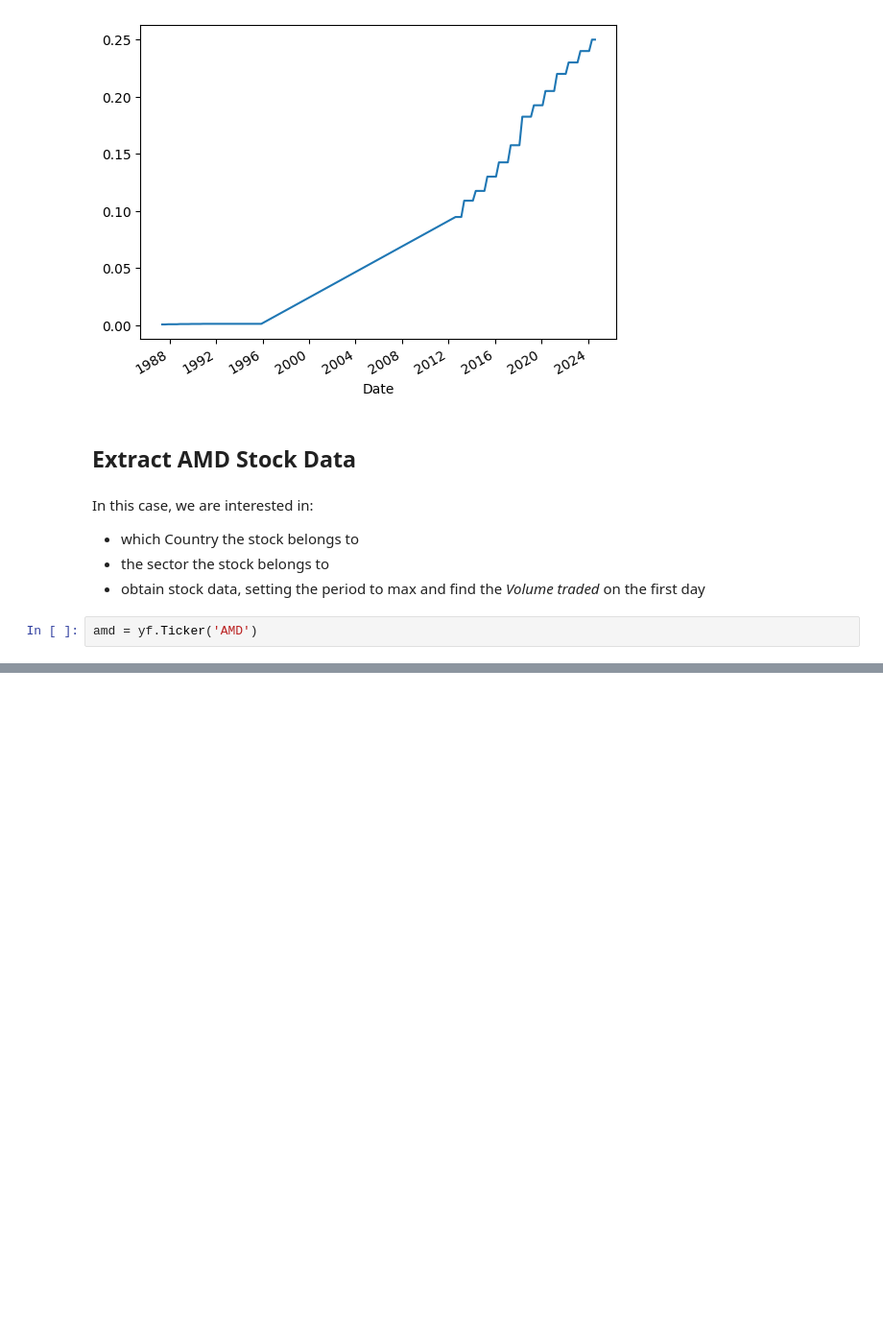
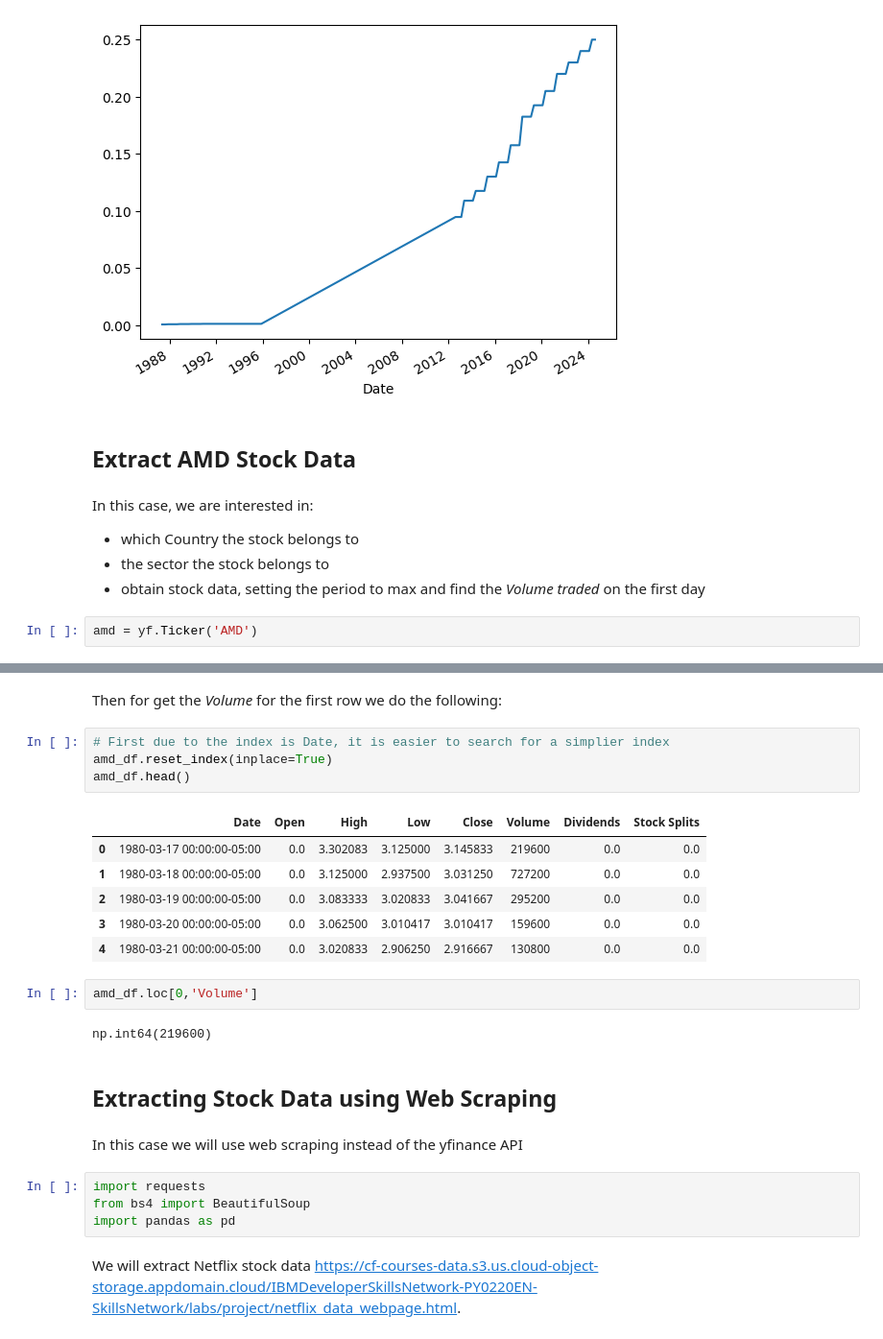
Before and after one commit to victor-luna-data/CourseIBM, a Jupyter notebook: stock.ipynb, the cells around one changed output, grey strips where cells are left out. Shown at 96% size. Cells and saved outputs as stored; diff of their text form; blank space fills up the shorter version.

```diff
--- a/stock.ipynb
+++ b/stock.ipynb
@@ -92,0 +114,27 @@ amd = yf.Ticker('AMD')
+# %% [markdown]
+Then for get the *Volume* for the first row we do the following:
+# %%
+# First due to the index is Date, it is easier to search for a simplier index
+amd_df.reset_index(inplace=True)
+amd_df.head()
+# %% [output]
+|  | Date | Open | High | Low | Close | Volume | Dividends | Stock Splits |
+| 0 | 1980-03-17 00:00:00-05:00 | 0.0 | 3.302083 | 3.125000 | 3.145833 | 219600 | 0.0 | 0.0 |
+| 1 | 1980-03-18 00:00:00-05:00 | 0.0 | 3.125000 | 2.937500 | 3.031250 | 727200 | 0.0 | 0.0 |
+| 2 | 1980-03-19 00:00:00-05:00 | 0.0 | 3.083333 | 3.020833 | 3.041667 | 295200 | 0.0 | 0.0 |
+| 3 | 1980-03-20 00:00:00-05:00 | 0.0 | 3.062500 | 3.010417 | 3.010417 | 159600 | 0.0 | 0.0 |
+| 4 | 1980-03-21 00:00:00-05:00 | 0.0 | 3.020833 | 2.906250 | 2.916667 | 130800 | 0.0 | 0.0 |
+# %%
+amd_df.loc[0,'Volume']
+# %% [output]
+np.int64(219600)
+# %% [markdown]
+## Extracting Stock Data using Web Scraping
+# %% [markdown]
+In this case we will use web scraping instead of the yfinance API
+# %%
+import requests
+from bs4 import BeautifulSoup
+import pandas as pd
+# %% [markdown]
+We will extract Netflix stock data https://cf-courses-data.s3.us.cloud-object-storage.appdomain.cloud/IBMDeveloperSkillsNetwork-PY0220EN-SkillsNetwork/labs/project/netflix_data_webpage.html.
```
Also changed, not shown: parts of 8 cells of this notebook.
